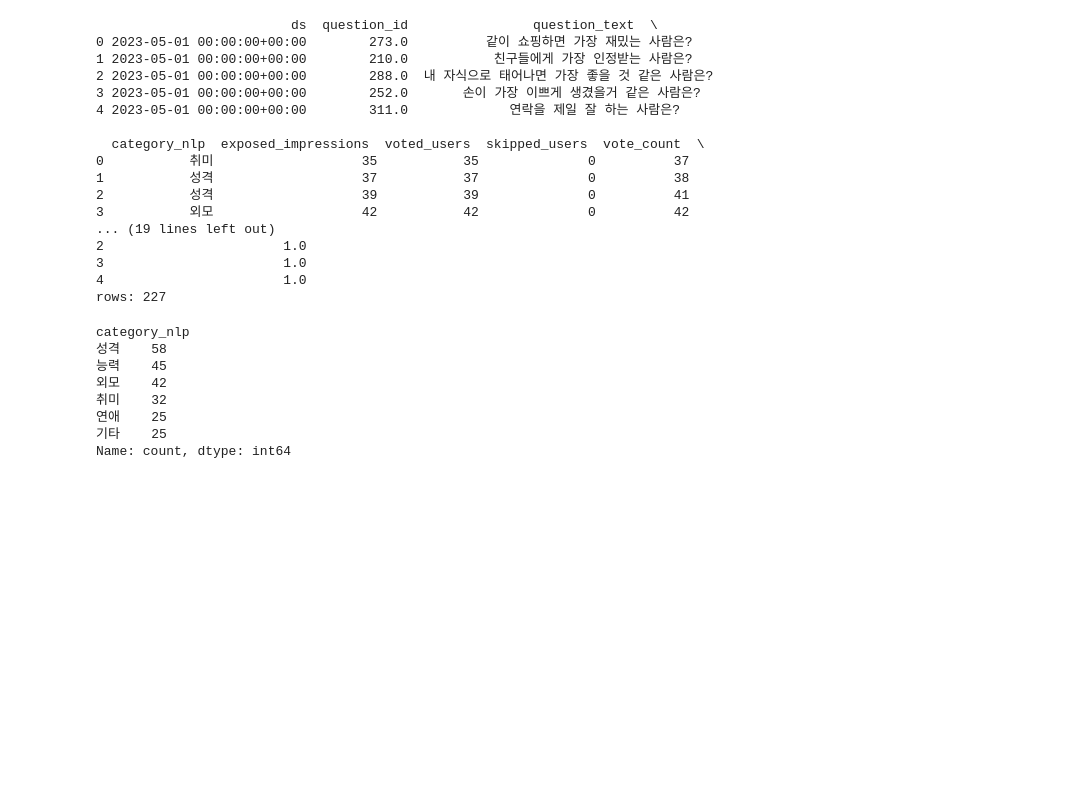
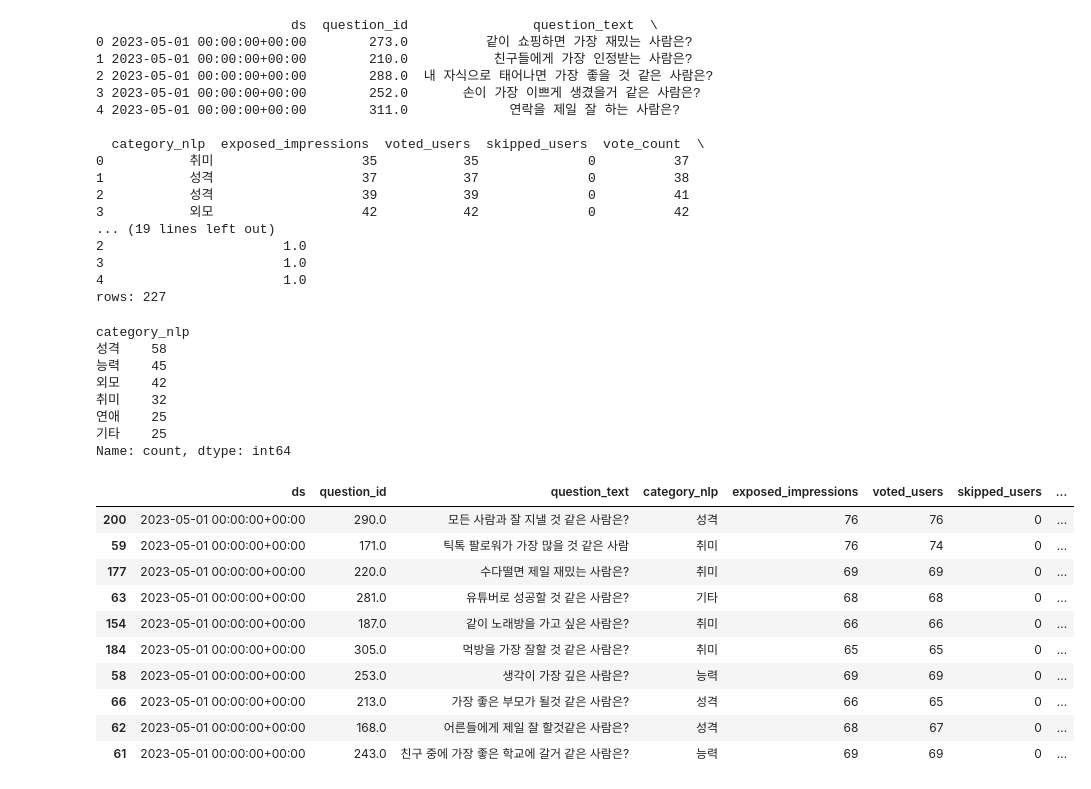
Before and after one commit to goheejieuri/final_project_team3, a Jupyter notebook: eunji.ipynb, the cells around one changed output. Saved outputs shown, nothing was run; the diff lists cells and outputs as text; code cells hidden in the pictures; blank space fills up the shorter version.

```diff
--- a/eunji.ipynb
+++ b/eunji.ipynb
@@ -1875,3 +1875,17 @@ category_nlp
 연애    25
 기타    25
 Name: count, dtype: int64
+# %%
+df.sort_values(by="vote_count", ascending=False).head(10)
+# %% [output]
+|  | ds | question_id | question_text | category_nlp | exposed_impressions | voted_users | skipped_users | ... |
+| 200 | 2023-05-01 00:00:00+00:00 | 290.0 | 모든 사람과 잘 지낼 것 같은 사람은? | 성격 | 76 | 76 | 0 | ... |
+| 59 | 2023-05-01 00:00:00+00:00 | 171.0 | 틱톡 팔로워가 가장 많을 것 같은 사람 | 취미 | 76 | 74 | 0 | ... |
+| 177 | 2023-05-01 00:00:00+00:00 | 220.0 | 수다떨면 제일 재밌는 사람은? | 취미 | 69 | 69 | 0 | ... |
+| 63 | 2023-05-01 00:00:00+00:00 | 281.0 | 유튜버로 성공할 것 같은 사람은? | 기타 | 68 | 68 | 0 | ... |
+| 154 | 2023-05-01 00:00:00+00:00 | 187.0 | 같이 노래방을 가고 싶은 사람은? | 취미 | 66 | 66 | 0 | ... |
+| 184 | 2023-05-01 00:00:00+00:00 | 305.0 | 먹방을 가장 잘할 것 같은 사람은? | 취미 | 65 | 65 | 0 | ... |
+| 58 | 2023-05-01 00:00:00+00:00 | 253.0 | 생각이 가장 깊은 사람은? | 능력 | 69 | 69 | 0 | ... |
+| 66 | 2023-05-01 00:00:00+00:00 | 213.0 | 가장 좋은 부모가 될것 같은 사람은? | 성격 | 66 | 65 | 0 | ... |
+| 62 | 2023-05-01 00:00:00+00:00 | 168.0 | 어른들에게 제일 잘 할것같은 사람은? | 성격 | 68 | 67 | 0 | ... |
+| 61 | 2023-05-01 00:00:00+00:00 | 243.0 | 친구 중에 가장 좋은 학교에 갈거 같은 사람은? | 능력 | 69 | 69 | 0 | ... |
```
Also changed, not shown: parts of 1 cell of this notebook, 2 other files.
